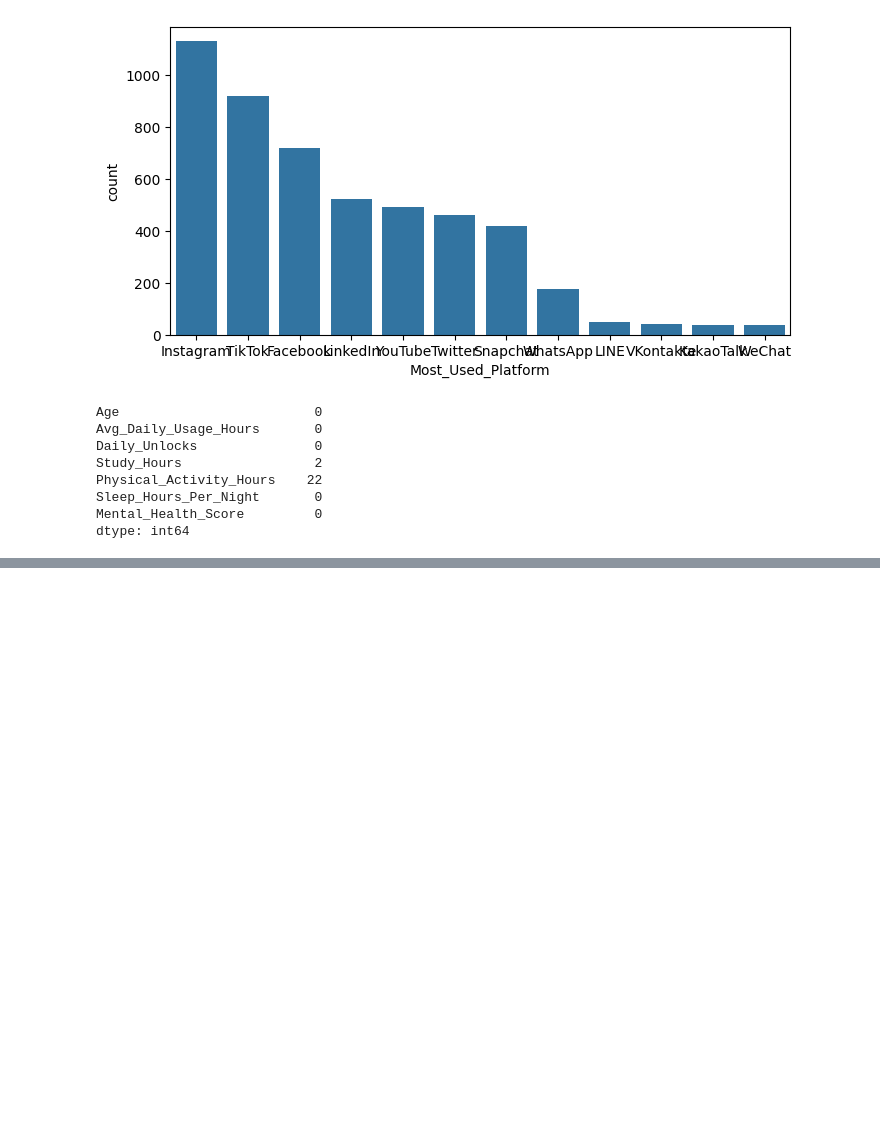
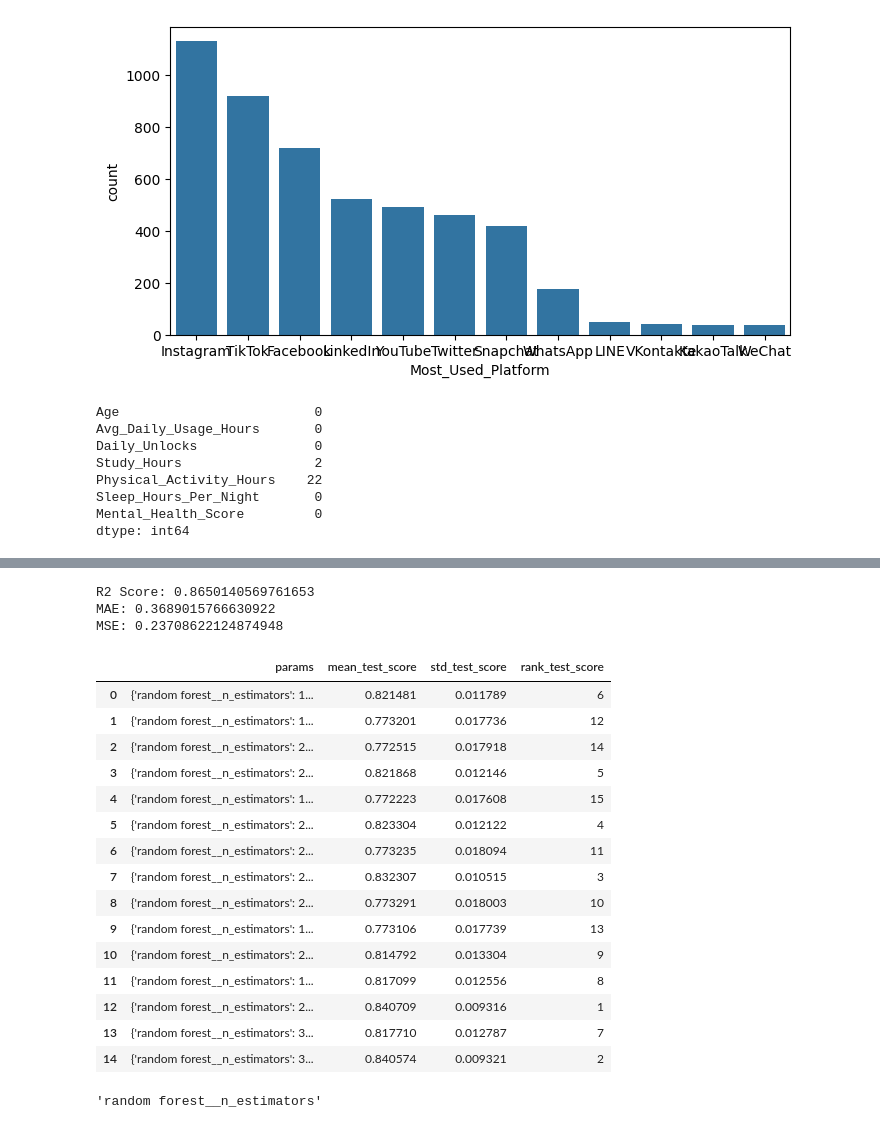
Before and after one commit to eashaakram/Python-2025-Journey, a Jupyter notebook: MainFolder/Projects/Project_5/main.ipynb, the cells around one changed output, grey strips where cells are left out. Drawn from its saved outputs; the diff is of its cells as text; code cells hidden in the pictures; blank space fills up the shorter version.

Commit message:
update of project Mental health score prediction

```diff
--- a/MainFolder/Projects/Project_5/main.ipynb
+++ b/MainFolder/Projects/Project_5/main.ipynb
@@ -215,0 +255,16 @@ df.describe()
+# %%
+#Train-Test Split
+from sklearn.model_selection import train_test_split
+
+skwewd_col         = ['Study_Hours']
+other_numeric_cols = ["Age", "Avg_Daily_Usage_Hours", "Daily_Unlocks","Physical_Activity_Hours",
+                      "Sleep_Hours_Per_Night"]
+ordinal_col        = ['Stress_Level']
+normal_col         = ["Gender", "Academic_Level", "Most_Used_Platform", "Purpose_Of_Use", "Grouped_country"]
+
+
+feature_col = skwewd_col + other_numeric_cols + ordinal_col + normal_col
+X = df[feature_col]
+y = df['Mental_Health_Score']
+
+X_train, X_test, y_train, y_test = train_test_split(X, y, test_size=0.30, random_state=42)
@@ -215,0 +357,22 @@ df.describe()
+# %%
+#Hyperparameter Tuning the Random Forest
+from sklearn.model_selection import RandomizedSearchCV
+
+param_grid = {
+    'random forest__n_estimators'       : [100,200,300],
+    'random forest__max_depth'         : [5,10,15],
+    'random forest__min_samples_split' : [2,5,10],
+    'random forest__min_samples_leaf'  : [1,2,4]
+}
+
+random_search = RandomizedSearchCV(
+    estimator=rf_pipeline,
+    param_distributions=param_grid,
+    n_iter = 15,
+    cv = 5,
+    scoring='r2',
+    random_state=42,
+    n_jobs =-1 #processor free
+)
+
+random_search.fit(X_train, y_train)
@@ -215,0 +409,39 @@ df.describe()
+# %%
+y_pred = best_model.predict(X_test)
+
+from sklearn.metrics import r2_score, mean_absolute_error, mean_squared_error
+
+print("R2 Score:", r2_score(y_test, y_pred))
+print("MAE:", mean_absolute_error(y_test, y_pred))
+print("MSE:", mean_squared_error(y_test, y_pred))
+# %% [output]
+R2 Score: 0.8650140569761653
+MAE: 0.3689015766630922
+MSE: 0.23708622124874948
+# %%
+import pandas as pd
+
+results = pd.DataFrame(random_search.cv_results_)
+
+display(results[['params', 'mean_test_score', 'std_test_score', 'rank_test_score']])
+# %% [output]
+|  | params | mean_test_score | std_test_score | rank_test_score |
+| 0 | {'random forest__n_estimators': 1... | 0.821481 | 0.011789 | 6 |
+| 1 | {'random forest__n_estimators': 1... | 0.773201 | 0.017736 | 12 |
+| 2 | {'random forest__n_estimators': 2... | 0.772515 | 0.017918 | 14 |
+| 3 | {'random forest__n_estimators': 2... | 0.821868 | 0.012146 | 5 |
+| 4 | {'random forest__n_estimators': 1... | 0.772223 | 0.017608 | 15 |
+| 5 | {'random forest__n_estimators': 2... | 0.823304 | 0.012122 | 4 |
+| 6 | {'random forest__n_estimators': 2... | 0.773235 | 0.018094 | 11 |
+| 7 | {'random forest__n_estimators': 2... | 0.832307 | 0.010515 | 3 |
+| 8 | {'random forest__n_estimators': 2... | 0.773291 | 0.018003 | 10 |
+| 9 | {'random forest__n_estimators': 1... | 0.773106 | 0.017739 | 13 |
+| 10 | {'random forest__n_estimators': 2... | 0.814792 | 0.013304 | 9 |
+| 11 | {'random forest__n_estimators': 1... | 0.817099 | 0.012556 | 8 |
+| 12 | {'random forest__n_estimators': 2... | 0.840709 | 0.009316 | 1 |
+| 13 | {'random forest__n_estimators': 3... | 0.817710 | 0.012787 | 7 |
+| 14 | {'random forest__n_estimators': 3... | 0.840574 | 0.009321 | 2 |
+# %%
+'random forest__n_estimators'
+# %% [output]
+'random forest__n_estimators'
```
Also changed, not shown: parts of 18 cells of this notebook, 1 other file.
